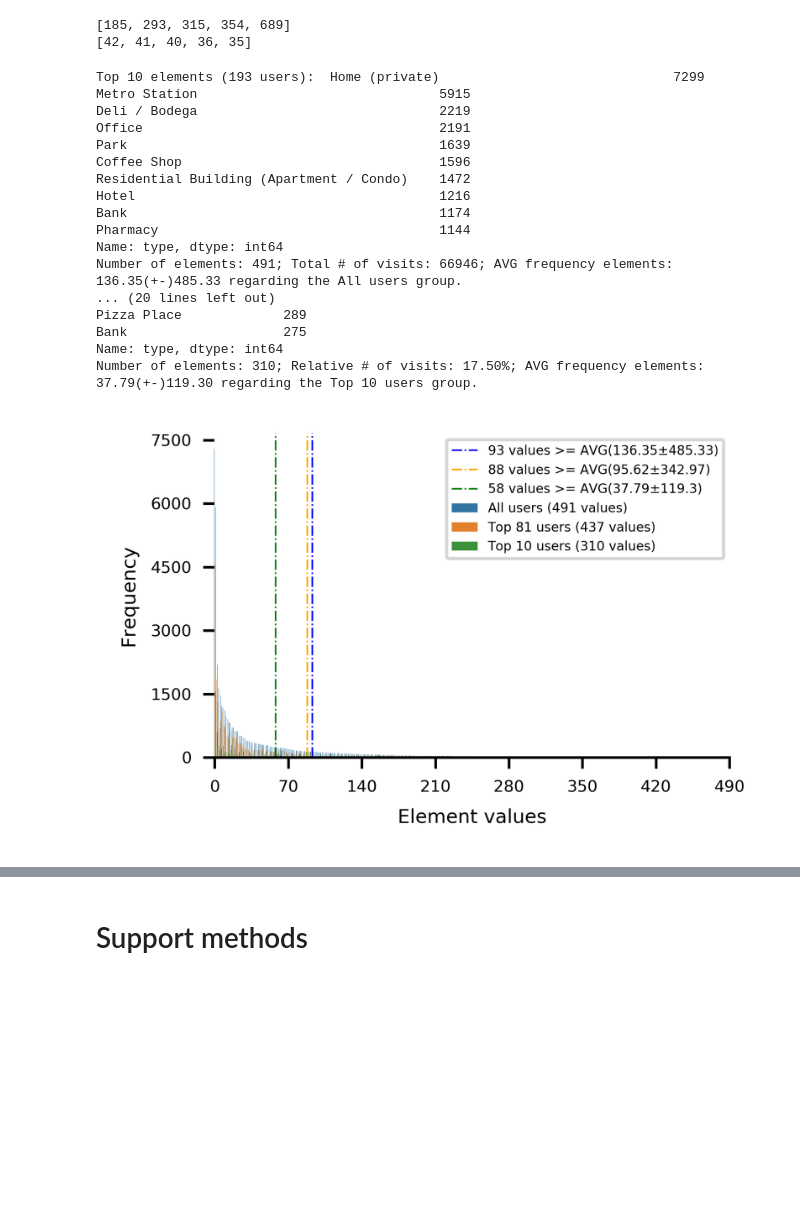
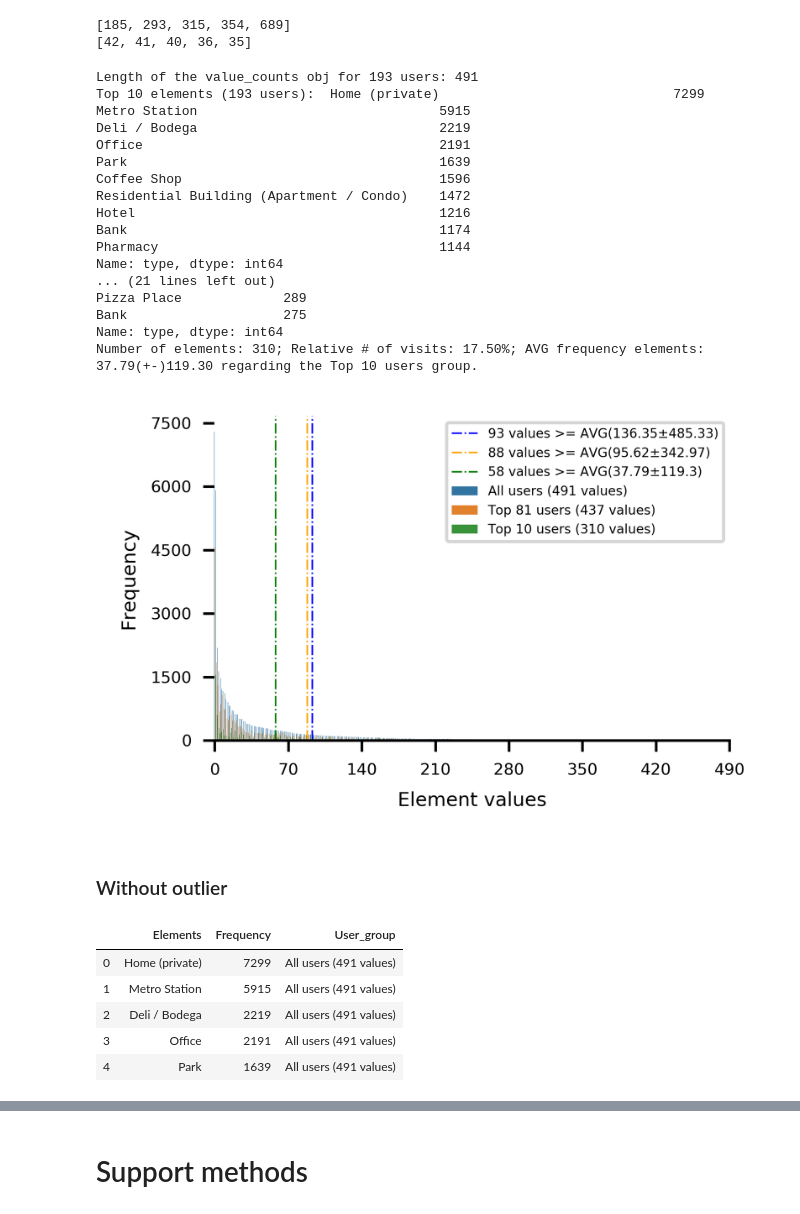
Before and after one commit to bigdata-ufsc/ss-ococlus, a Jupyter notebook: exploratory_analysis.ipynb, the cells around one changed output, grey strips where cells are left out. Cells and saved outputs as stored; diff of their text form; code cells hidden in the pictures; blank space fills up the shorter version.

```diff
--- a/exploratory_analysis.ipynb
+++ b/exploratory_analysis.ipynb
@@ -208,6 +208,7 @@ df_stat_freq_elems_users = new_df_193.copy()
 df_elems_freq_group_users = pd.DataFrame(columns=['Elements','Frequency','User_group'])
 
 values_counts = df_stat_freq_elems_users['type'].value_counts()
+print('Length of the value_counts obj for 193 users: '+str(len(values_counts)))
 print('Top 10 elements (193 users): ',values_counts[:10])
 # print(values_counts)
 values_counts_keys_list = list(values_counts.to_dict().keys())
@@ -272,7 +273,7 @@ print('Number of elements: {}; Relative # of visits: {:.2f}%; AVG frequency elem
                                                                                            'Top 10 users'))
 
 
-#normalization [0,1]
+### normalization [0,1]
 # df_elems_freq_group_users['Frequency'] = ((df_elems_freq_group_users['Frequency']-
 #                                            df_elems_freq_group_users['Frequency'].min())/
 #                                           (df_elems_freq_group_users['Frequency'].max()-
@@ -337,6 +338,7 @@ plt.tight_layout()
 plt.show()
 # fig.savefig('C:/Users/yurin/Downloads/freqs_els_by_users.png',transparent=True,bbox_inches = 'tight',pad_inches=0,dpi=dpi)
 # %% [output]
+Length of the value_counts obj for 193 users: 491
 Top 10 elements (193 users):  Home (private)                              7299
 Metro Station                               5915
 Deli / Bodega                               2219
@@ -348,10 +350,24 @@ Hotel                                       1216
 Bank                                        1174
 Pharmacy                                    1144
 Name: type, dtype: int64
-Number of elements: 491; Total # of visits: 66946; AVG frequency elements: 136.35(+-)485.33 regarding the All users group.
-... (20 lines left out)
+... (21 lines left out)
 Pizza Place             289
 Bank                    275
 Name: type, dtype: int64
 Number of elements: 310; Relative # of visits: 17.50%; AVG frequency elements: 37.79(+-)119.30 regarding the Top 10 users group.
 [figure]
+# %% [markdown]
+###  Without outlier
+# %%
+#### Remove outliers and plot frequency again
+# df_elems_freq_group_users['Frequency']
+# df_elems_freq_group_users['Frequency'].mask(df_elems_freq_group_users['Frequency'].isin([])]
+df_no_outlier = df_elems_freq_group_users.copy()
+df_no_outlier.head()
+# %% [output]
+|  | Elements | Frequency | User_group |
+| 0 | Home (private) | 7299 | All users (491 values) |
+| 1 | Metro Station | 5915 | All users (491 values) |
+| 2 | Deli / Bodega | 2219 | All users (491 values) |
+| 3 | Office | 2191 | All users (491 values) |
+| 4 | Park | 1639 | All users (491 values) |
```
Also changed, not shown: parts of 1 cell of this notebook.
